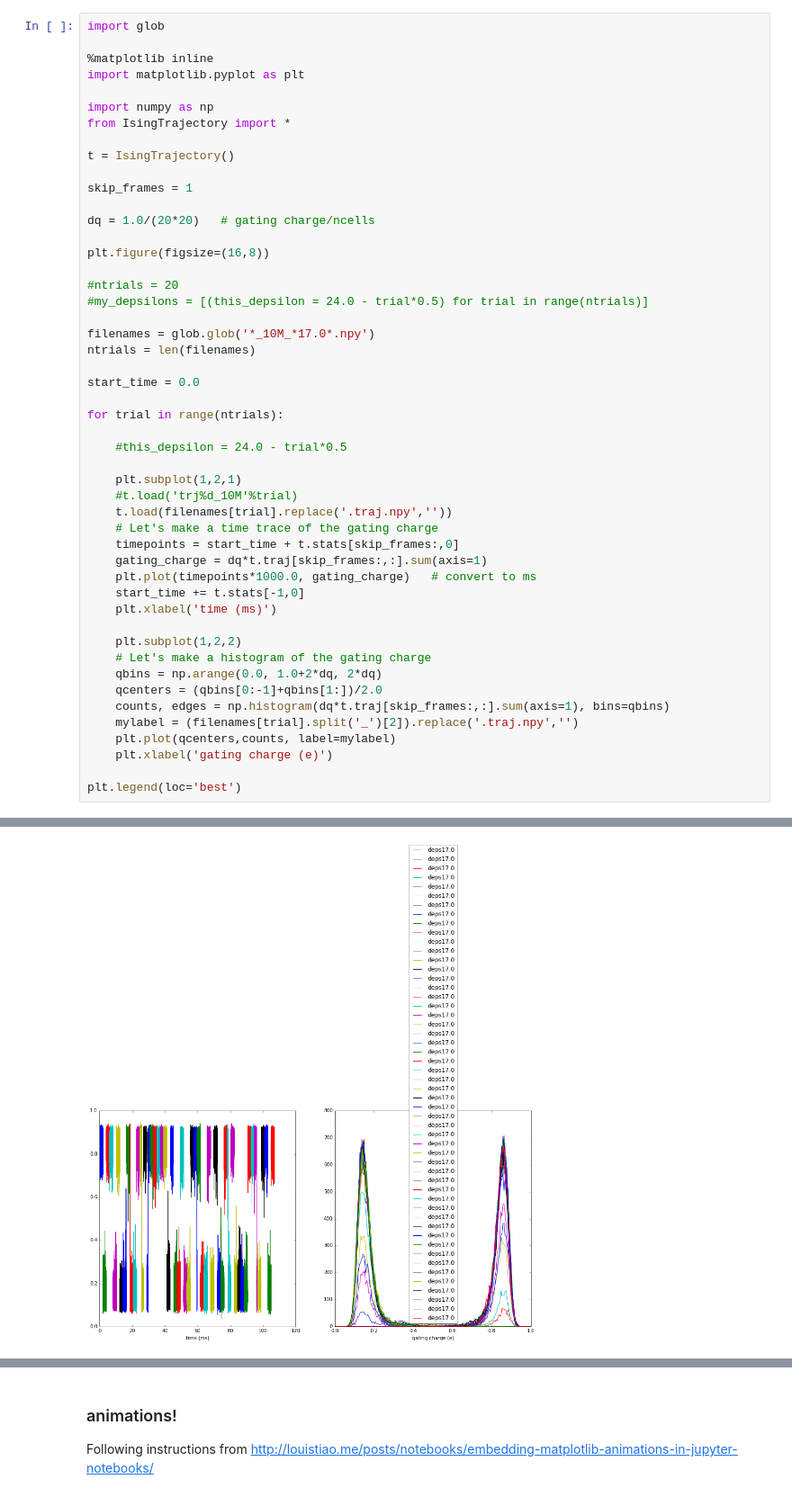
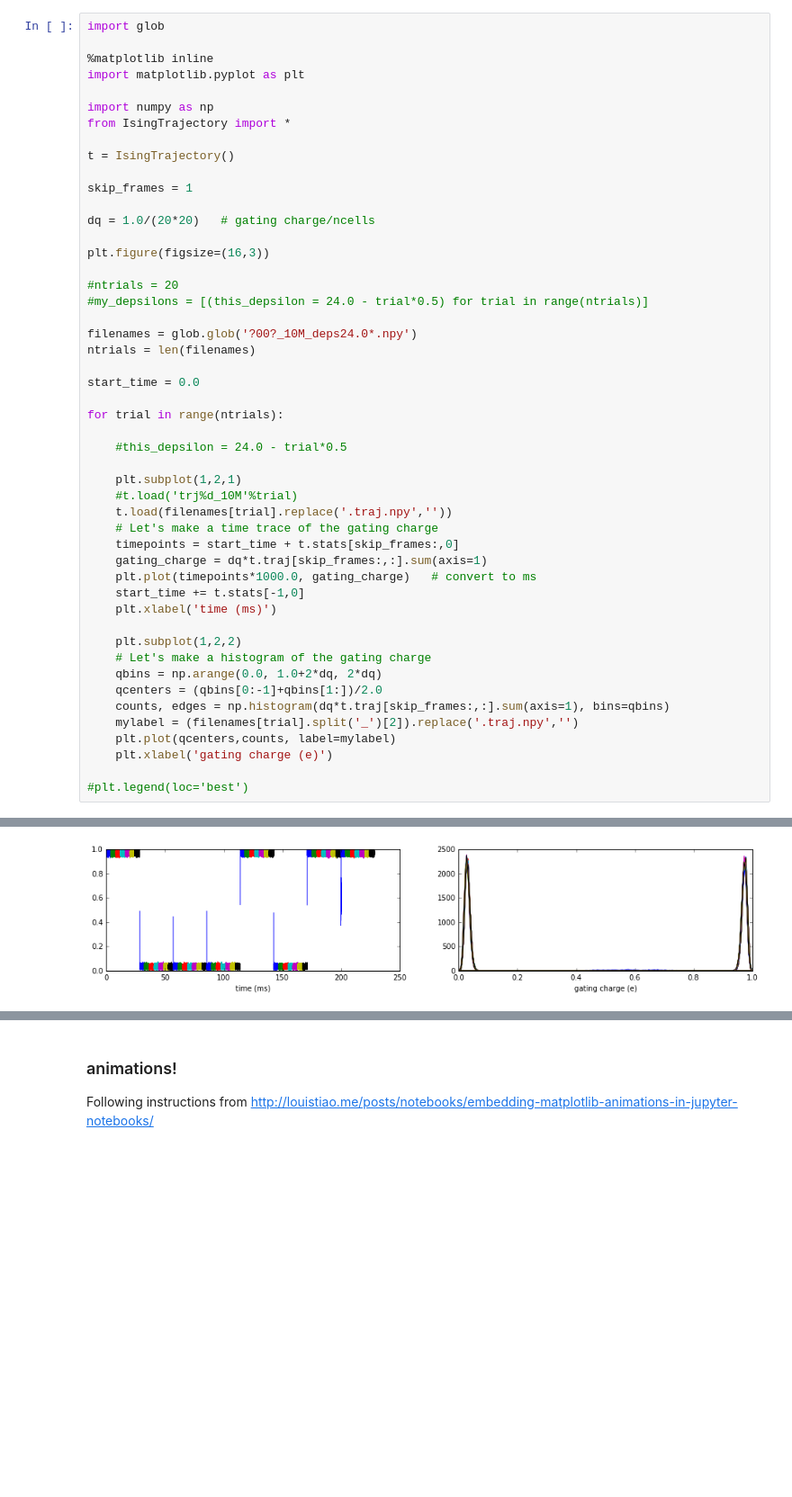
Before and after one commit to vvoelz/electrical_ising, a Jupyter notebook: trajectory_analysis.ipynb, the cells around one changed output, grey strips where cells are left out. Shown at 90% size. Saved outputs shown, nothing was run; the diff lists cells and outputs as text; blank space fills up the shorter version.

```diff
--- a/trajectory_analysis.ipynb
+++ b/trajectory_analysis.ipynb
@@ -13,12 +13,12 @@ skip_frames = 1
 
 dq = 1.0/(20*20)   # gating charge/ncells
 
-plt.figure(figsize=(16,8))
+plt.figure(figsize=(16,3))
 
 #ntrials = 20
 #my_depsilons = [(this_depsilon = 24.0 - trial*0.5) for trial in range(ntrials)]
 
-filenames = glob.glob('*_10M_*17.0*.npy')
+filenames = glob.glob('?00?_10M_deps24.0*.npy')
 ntrials = len(filenames)
 
 start_time = 0.0
@@ -46,5 +46,5 @@ for trial in range(ntrials):
     plt.plot(qcenters,counts, label=mylabel)
     plt.xlabel('gating charge (e)')
 
-plt.legend(loc='best')
+#plt.legend(loc='best')
 # %% [output]
@@ -69 +68 @@ Read s7_10M_deps17.0.traj.npy
-[figure, old version]
+[figure, new version]
```
Also changed, not shown: parts of 6 cells of this notebook.
